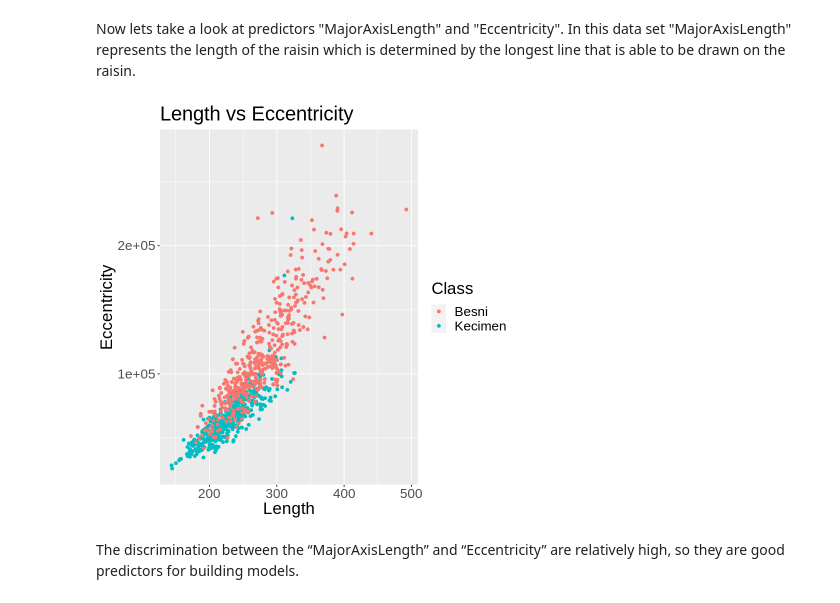
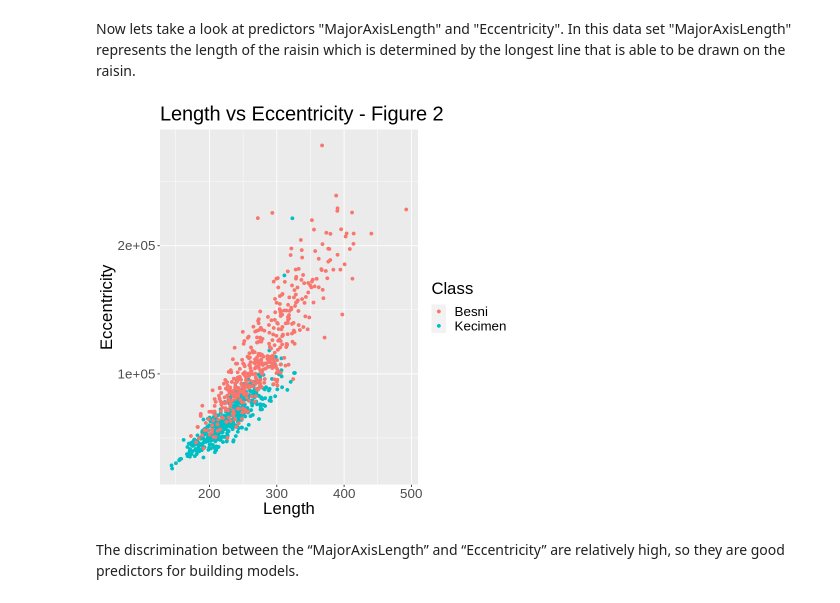
Before and after one commit to jlee0714/DSCI-Project, a Jupyter notebook: Final Project.ipynb, the cells around one changed output. Saved outputs shown, nothing was run; the diff lists cells and outputs as text; code cells hidden in the pictures.

```diff
--- a/Final Project.ipynb
+++ b/Final Project.ipynb
@@ -113,14 +113,14 @@ Now lets take a look at predictors "MajorAxisLength" and "Eccentricity". In this
 # %%
 set.seed(123)
 find_K <-raisin_data |>
    ggplot(aes(x = MajorAxisLength, y = Eccentricity,color = Class)) +
      geom_point() +
      labs(x = "Length", y = "Eccentricity") +
- ggtitle("Length vs Eccentricity")+
+ ggtitle("Length vs Eccentricity - Figure 2")+
     theme(text = element_text(size = 20))
 find_K
 # %% [output]
-[figure, old version]
+[figure, new version]
 # %% [markdown]
 The discrimination between the “MajorAxisLength” and “Eccentricity” are relatively high, so they are good predictors for building models.
 # %% [markdown]
```
Also changed, not shown: parts of 17 cells of this notebook.
